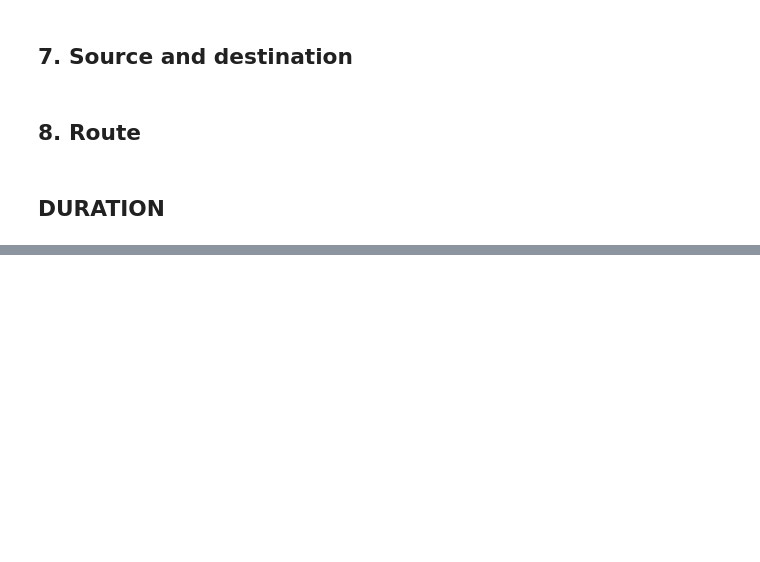
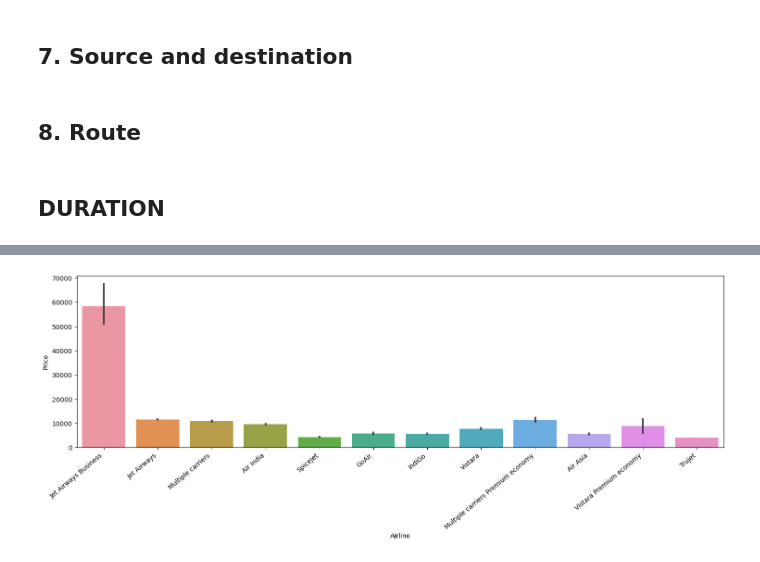
Before and after one commit to mehmetakifkoz/Flight-Ticket-Price-Predictor, a Jupyter notebook: FTTP.ipynb, the cells around one changed output, grey strips where cells are left out. Cells and saved outputs as stored; diff of their text form; code cells hidden in the pictures; blank space fills up the shorter version.

```diff
--- a/FTTP.ipynb
+++ b/FTTP.ipynb
@@ -426,0 +445,8 @@ for i in ["Airline", "Source", "Destination", "Total_Stops"]:
+# %%
+plt.figure(figsize=(15,6))
+ax = sns.barplot(x="Airline", y="Price", data=data.sort_values("Price", ascending=False))
+ax.set_xticklabels(ax.get_xticklabels(), rotation=40, ha="right")
+plt.tight_layout()
+plt.show()
+# %% [output]
+[figure, added]
```
Also changed, not shown: parts of 54 cells of this notebook.
